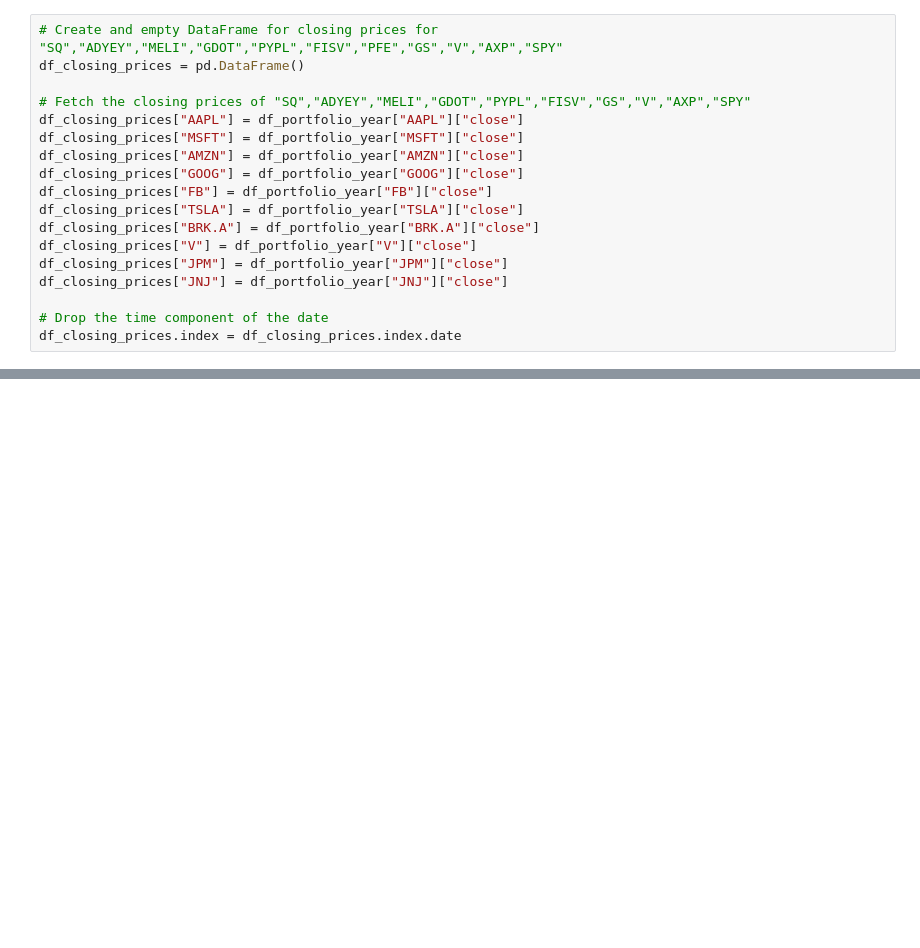
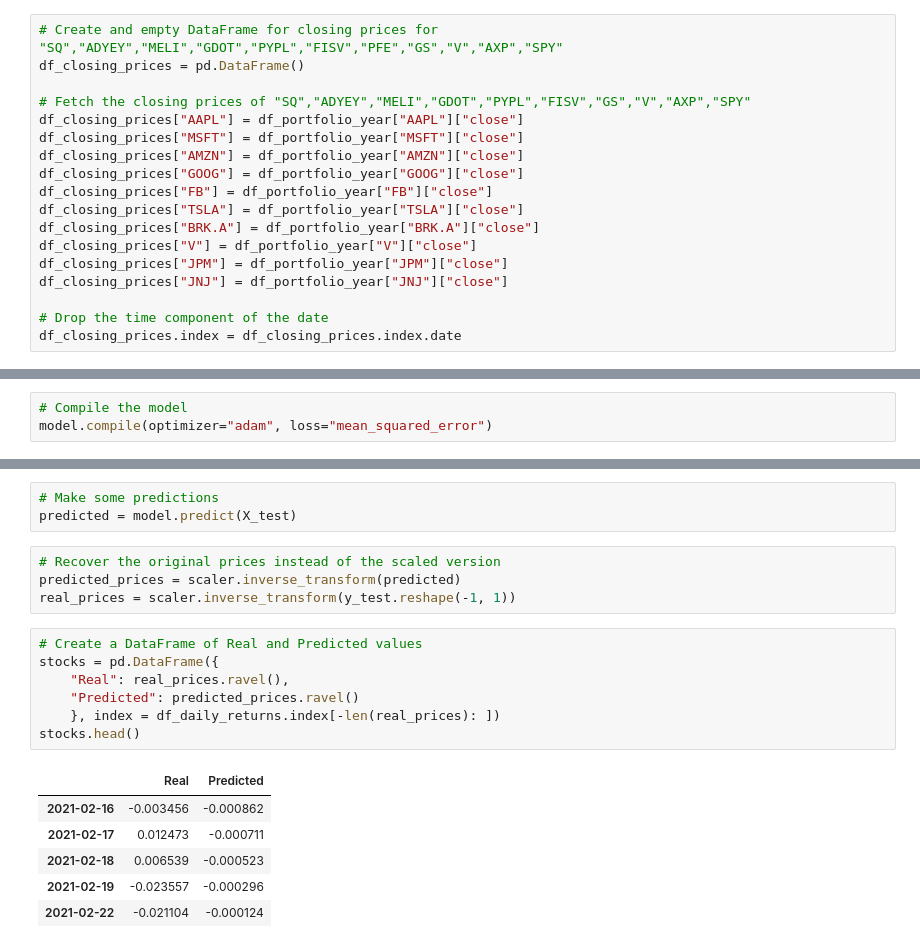
Before and after one commit to ryancfelts/Project2, a Jupyter notebook: Alpaca_Data.ipynb, the cells around one changed output, grey strips where cells are left out. Drawn from its saved outputs; the diff is of its cells as text; blank space fills up the shorter version.

```diff
--- a/Alpaca_Data.ipynb
+++ b/Alpaca_Data.ipynb
@@ -86,0 +237,3 @@ df_daily_returns = df_closing_prices.pct_change().dropna()
+# %%
+# Compile the model
+model.compile(optimizer="adam", loss="mean_squared_error")
@@ -86,0 +292,21 @@ df_daily_returns = df_closing_prices.pct_change().dropna()
+# %%
+# Make some predictions
+predicted = model.predict(X_test)
+# %%
+# Recover the original prices instead of the scaled version
+predicted_prices = scaler.inverse_transform(predicted)
+real_prices = scaler.inverse_transform(y_test.reshape(-1, 1))
+# %%
+# Create a DataFrame of Real and Predicted values
+stocks = pd.DataFrame({
+    "Real": real_prices.ravel(),
+    "Predicted": predicted_prices.ravel()
+    }, index = df_daily_returns.index[-len(real_prices): ])
+stocks.head()
+# %% [output]
+|  | Real | Predicted |
+| 2021-02-16 | -0.003456 | -0.000862 |
+| 2021-02-17 | 0.012473 | -0.000711 |
+| 2021-02-18 | 0.006539 | -0.000523 |
+| 2021-02-19 | -0.023557 | -0.000296 |
+| 2021-02-22 | -0.021104 | -0.000124 |
```
Also changed, not shown: parts of 16 cells of this notebook.
